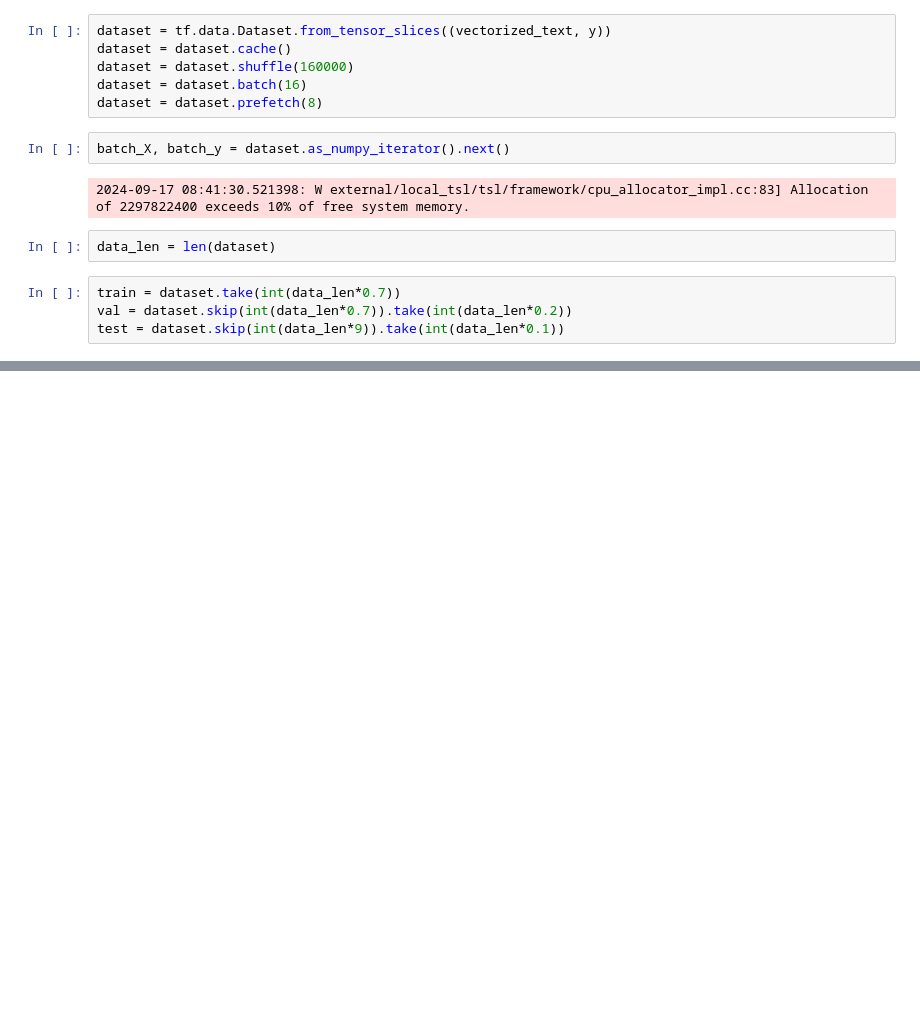
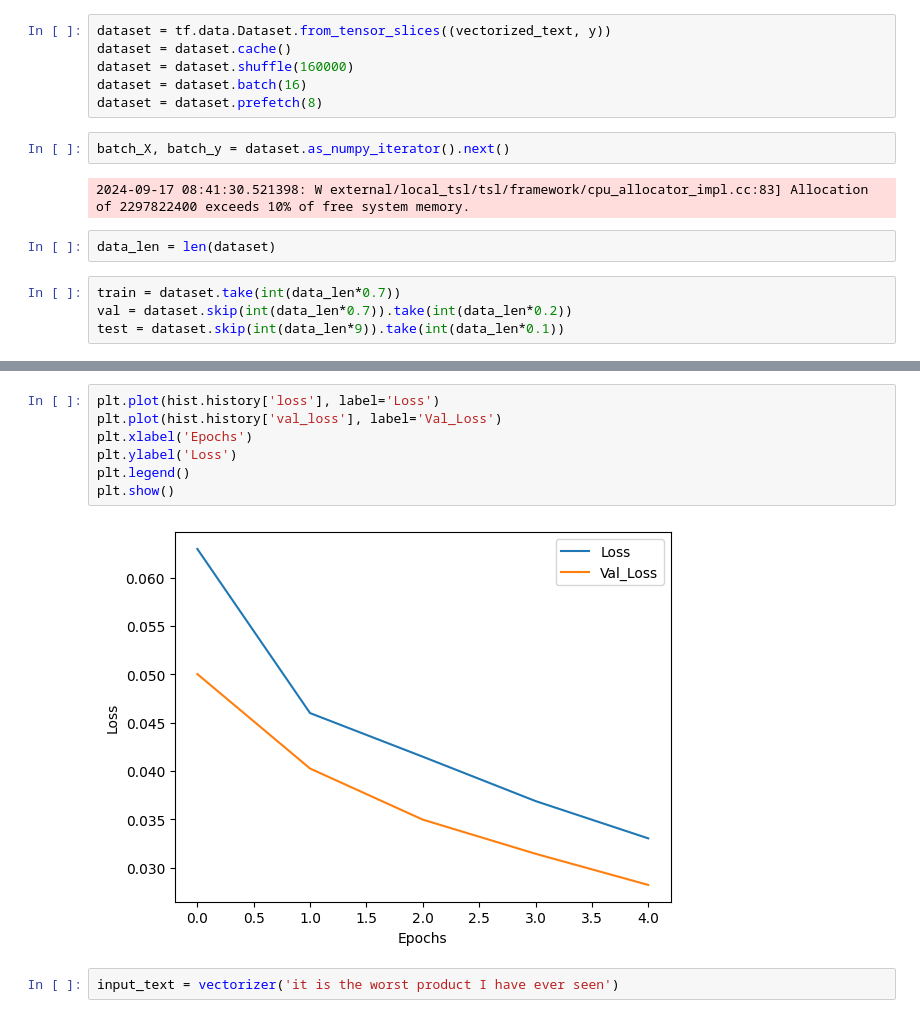
Before and after one commit to YashMasane/Comment-Toxicity-Model, a Jupyter notebook: main.ipynb, the cells around one changed output, grey strips where cells are left out. Drawn from its saved outputs; the diff is of its cells as text; blank space fills up the shorter version.

```diff
--- a/main.ipynb
+++ b/main.ipynb
@@ -159,0 +216,11 @@ test = dataset.skip(int(data_len*9)).take(int(data_len*0.1))
+# %%
+plt.plot(hist.history['loss'], label='Loss')
+plt.plot(hist.history['val_loss'], label='Val_Loss')
+plt.xlabel('Epochs')
+plt.ylabel('Loss')
+plt.legend()
+plt.show()
+# %% [output]
+[figure, added]
+# %%
+input_text = vectorizer('it is the worst product I have ever seen')
```
Also changed, not shown: parts of 11 cells of this notebook.
